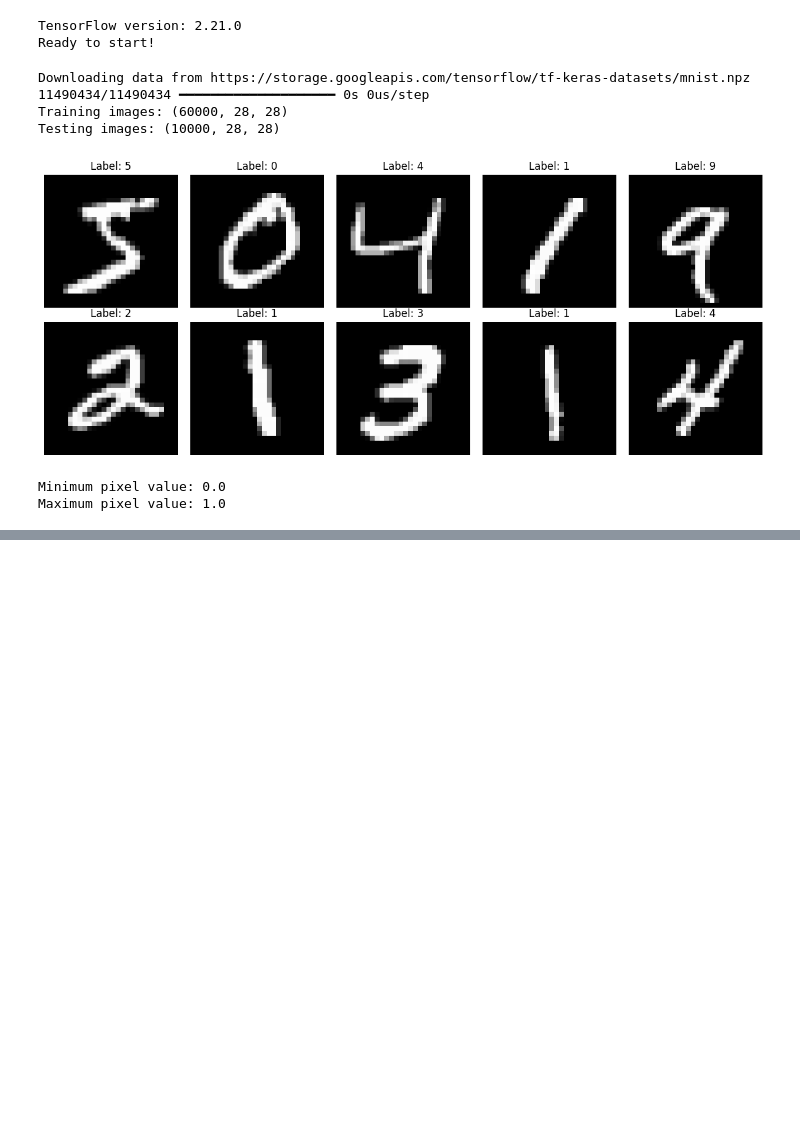
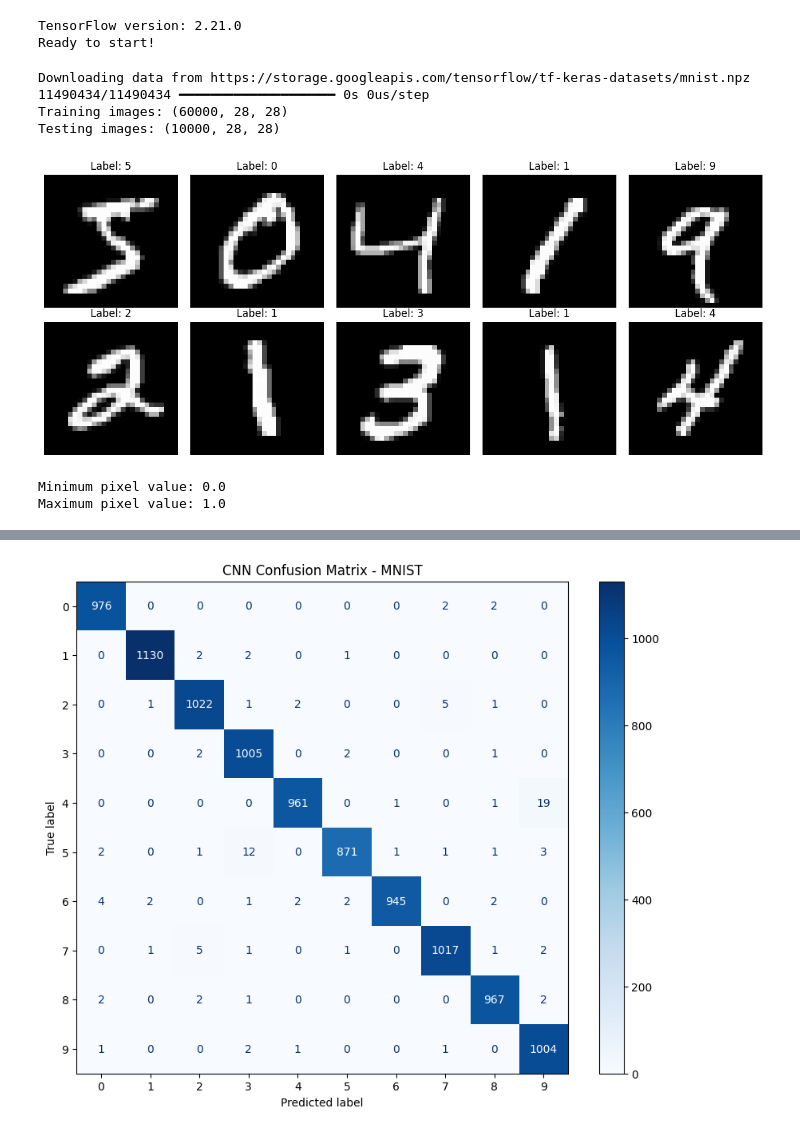
Before and after one commit to Dania-Yasir/CodeAlpha_Handwritten_Character_Recognition, a Jupyter notebook: notebooks/Handwritten_Recognition.ipynb, the cells around one changed output, grey strips where cells are left out. Drawn from its saved outputs; the diff is of its cells as text; code cells hidden in the pictures; blank space fills up the shorter version.

```diff
--- a/notebooks/Handwritten_Recognition.ipynb
+++ b/notebooks/Handwritten_Recognition.ipynb
@@ -49,0 +105,10 @@ Maximum pixel value: 1.0
+# %%
+# Compile the CNN model
+
+model.compile(
+    optimizer='adam',
+    loss='sparse_categorical_crossentropy',
+    metrics=['accuracy']
+)
+
+print("Model compiled successfully!")
@@ -49,0 +117,10 @@ Maximum pixel value: 1.0
+# %%
+# Train the CNN model
+
+history = model.fit(
+    x_train,
+    y_train,
+    epochs=5,
+    batch_size=64,
+    validation_split=0.1
+)
@@ -49,0 +153,30 @@ Maximum pixel value: 1.0
+# %%
+
+import numpy as np
+import matplotlib.pyplot as plt
+from sklearn.metrics import confusion_matrix, ConfusionMatrixDisplay
+
+
+y_pred_prob = model.predict(x_test)
+
+
+y_pred = np.argmax(y_pred_prob, axis=1)
+
+cm = confusion_matrix(y_test, y_pred)
+
+disp = ConfusionMatrixDisplay(
+    confusion_matrix=cm,
+    display_labels=range(10)
+)
+
+fig, ax = plt.subplots(figsize=(10, 8))
+
+disp.plot(
+    cmap='Blues',
+    ax=ax,
+    values_format='d'
+)
+
+plt.title("CNN Confusion Matrix - MNIST")
+plt.show()
+# %% [output]
@@ -49,0 +184 @@ Maximum pixel value: 1.0
+[figure, added]
```
Also changed, not shown: parts of 10 cells of this notebook.
